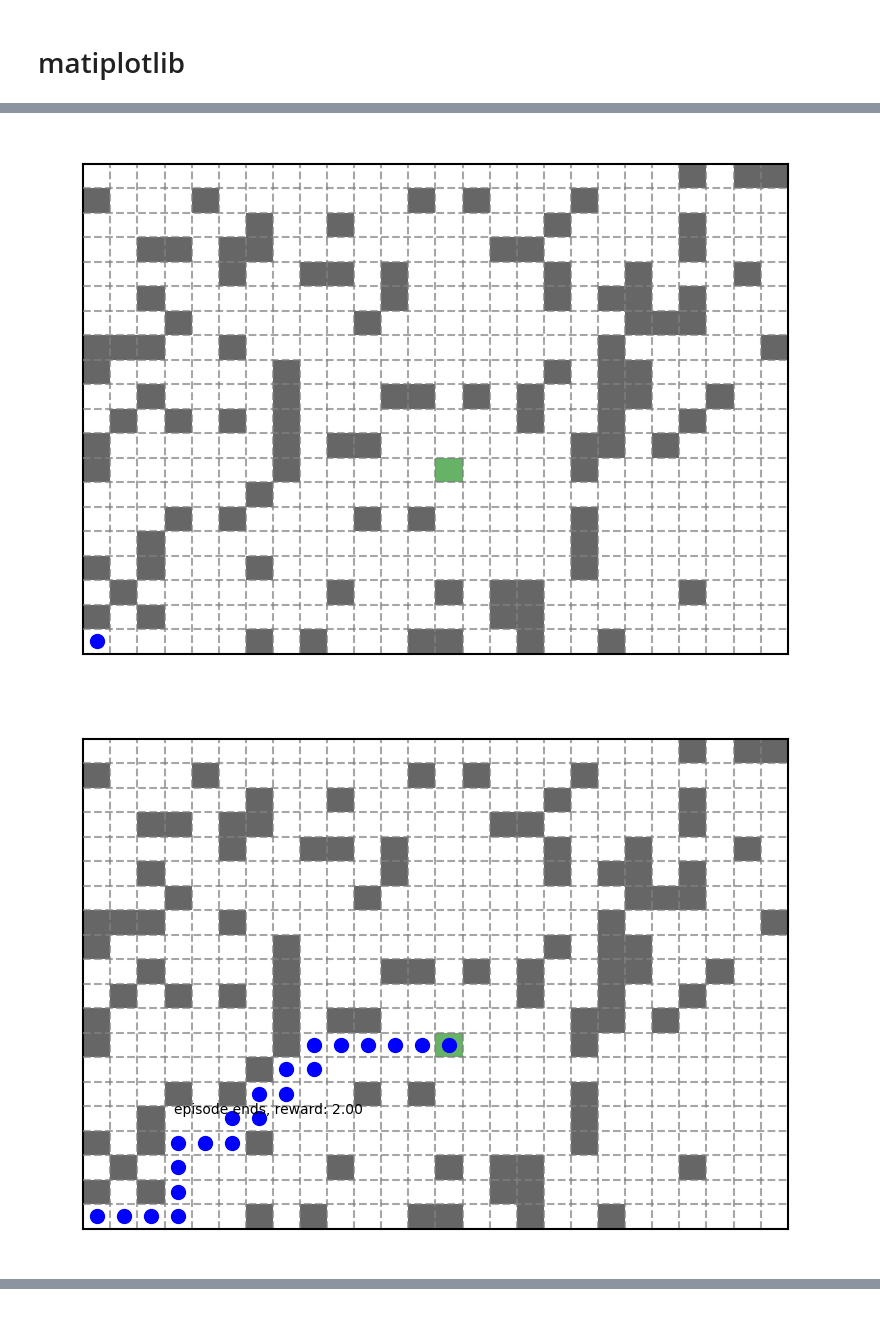
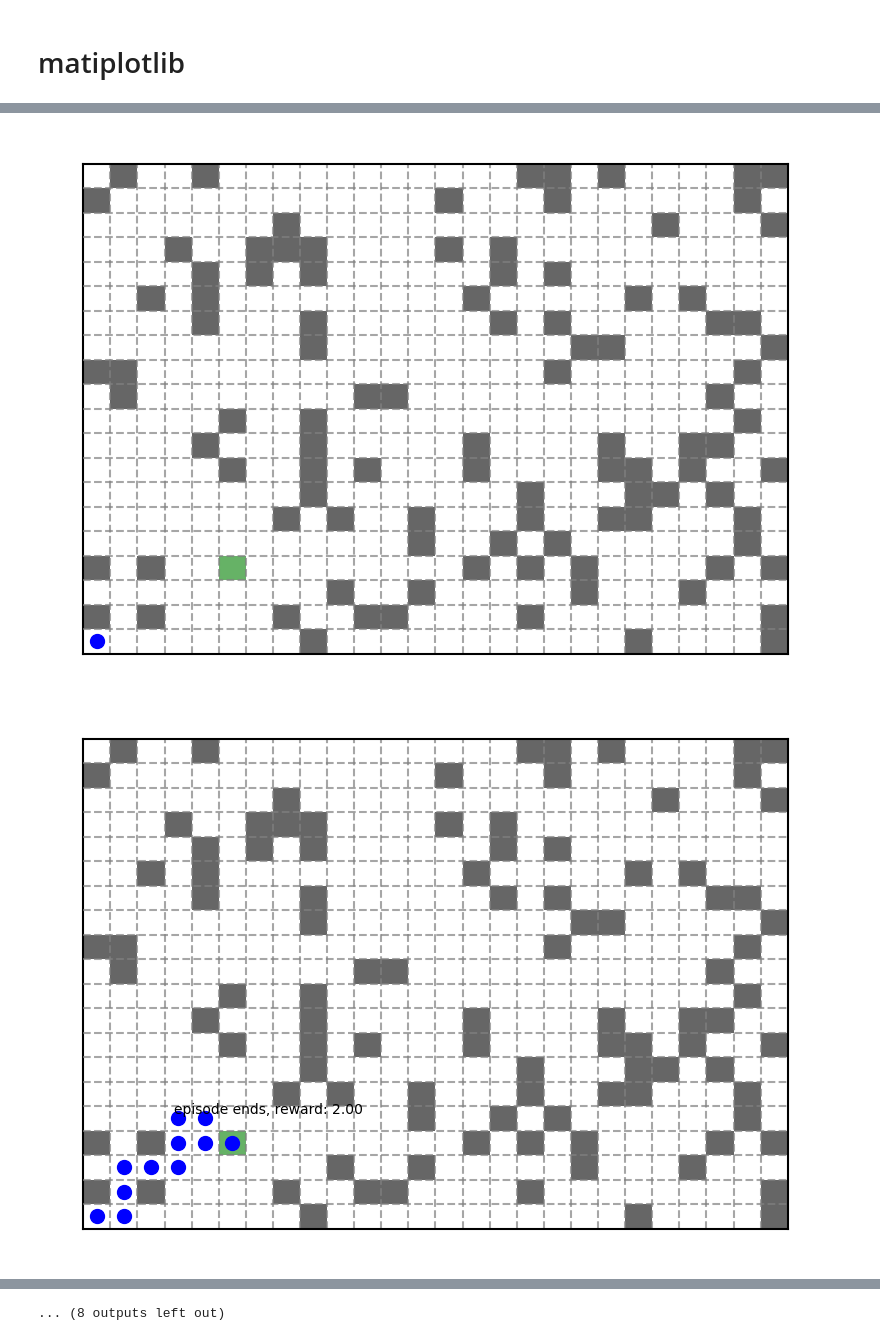
Before and after one commit to 0baldkiller0/test, a Jupyter notebook: learn.ipynb, the cells around one changed output, grey strips where cells are left out. Cells and saved outputs as stored; diff of their text form; code cells hidden in the pictures.

```diff
--- a/learn.ipynb
+++ b/learn.ipynb
@@ -376,7 +376,7 @@ class Aligient:
                 s = self.get_state_from_pos((r, c))
                 reward_table[s] = self.board[r, c]
         return reward_table
-    def get_transition_model(self, random_rate=0.1):
+    def get_transition_model(self, random_rate=0.4):
         """The transition_model describing the probability of environment
         next state (s') given that we are currently at state (s) and take
         P = P[s' | (s, a)]
@@ -590,19 +590,20 @@ draw_pic(board, bot_pos=(0,0))
 # %%
-board, reward_point, _ = reset_env(1,2,100)
-env = Aligient(board)
+
 agent = Robot(4)
-num_episodes = 1
+num_episodes = 10
 for i in range(num_episodes):
+    board, reward_point, _ = reset_env(1,2,100)
+    env = Aligient(board)
     state = env.reset()
     draw_pic(board, bot_pos=env.get_pos_from_state(state))
     while True:
         action = env.choose_action(state, reward_point)
         state, trace, reward, done, info = env.step(action)
         #pos = env.get_pos_from_state(state)
         #draw_pic(board, pos)
         if done:
             draw_trace(board, trace)
             break
 # %% [output]
-[figure, old version]
+[figure, new version]
-[figure, old version]
+[figure, new version]
@@ -608,0 +620 @@ for i in range(num_episodes):
+... (8 outputs left out)
```
Also changed, not shown: parts of 2 cells of this notebook.
